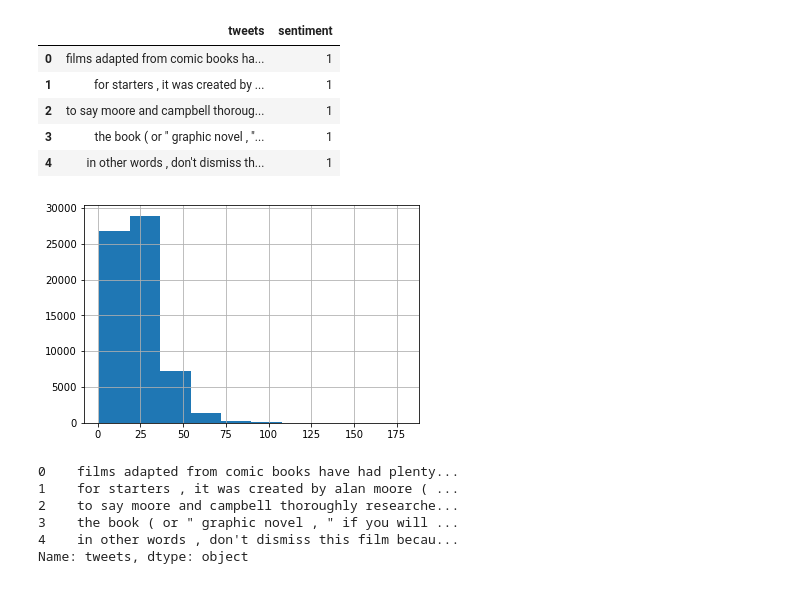
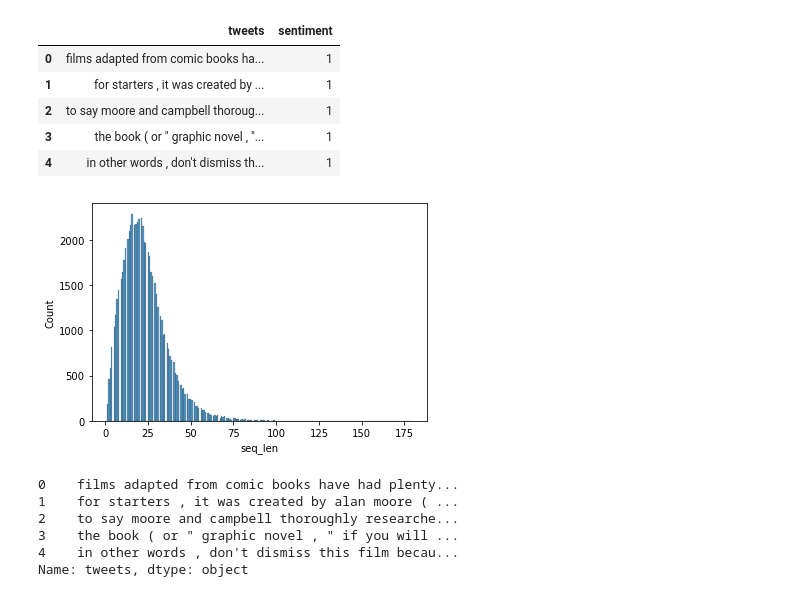
Before and after one commit to santra11/SentimentAnalysis, a Jupyter notebook: Moviedatatweet.ipynb, the cells around one changed output. Saved outputs shown, nothing was run; the diff lists cells and outputs as text; code cells hidden in the pictures.

```diff
--- a/Moviedatatweet.ipynb
+++ b/Moviedatatweet.ipynb
@@ -103,10 +102,13 @@ df_preprocess = df.copy()
 # %%
 # get length of all the messages in the data set
 seq_len = [len(i.split()) for i in df['tweets']]
 
-pd.Series(seq_len).hist();
+seq=pd.DataFrame(seq_len, columns=['seq_len'])
+
+sns.histplot(data=seq, x="seq_len")
+plt.show()
 # %% [output]
-[figure, old version]
+[figure, new version]
 # %%
 tweets = df_preprocess.tweets
 tweets.head()
```
Also changed, not shown: parts of 6 cells of this notebook.
